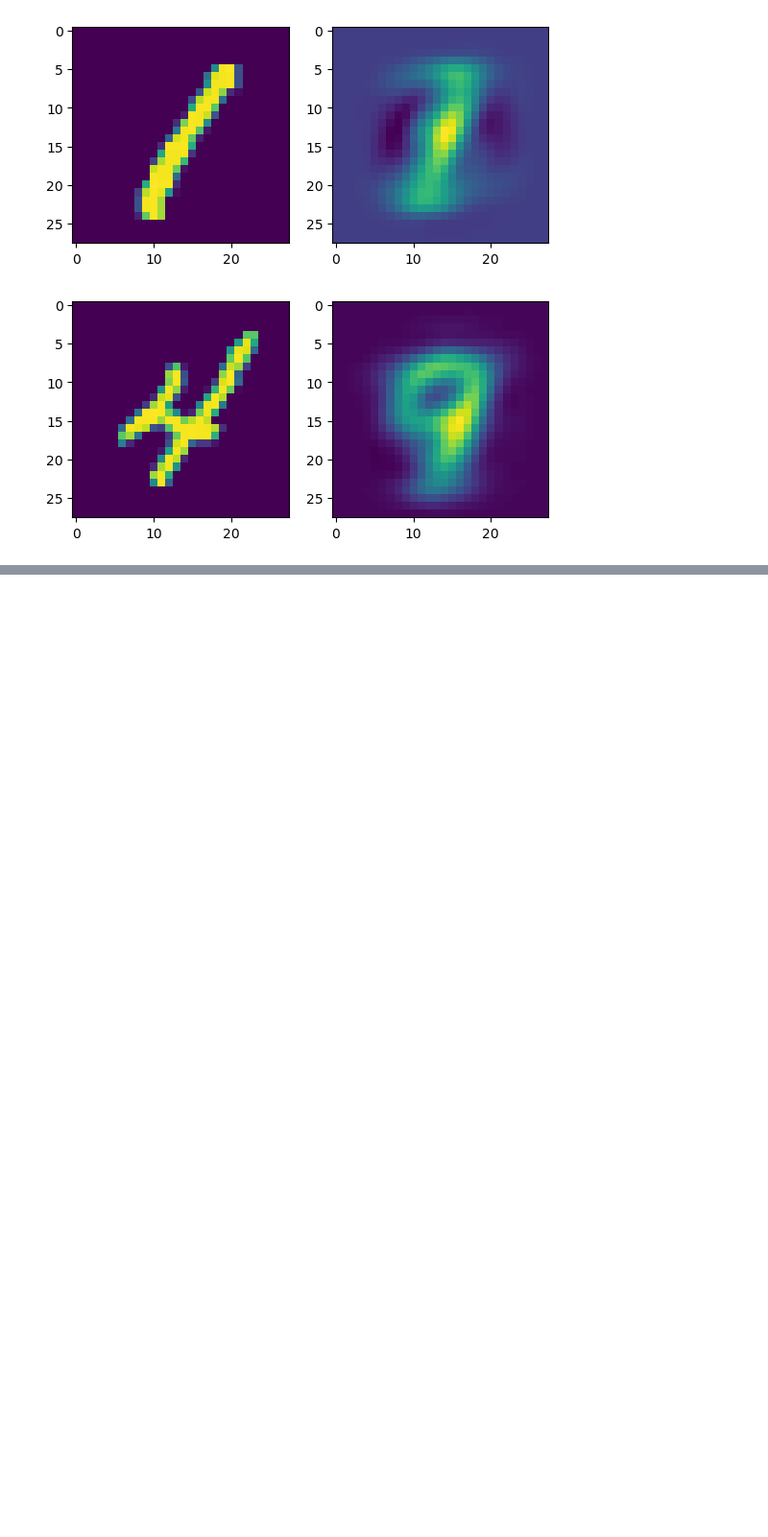
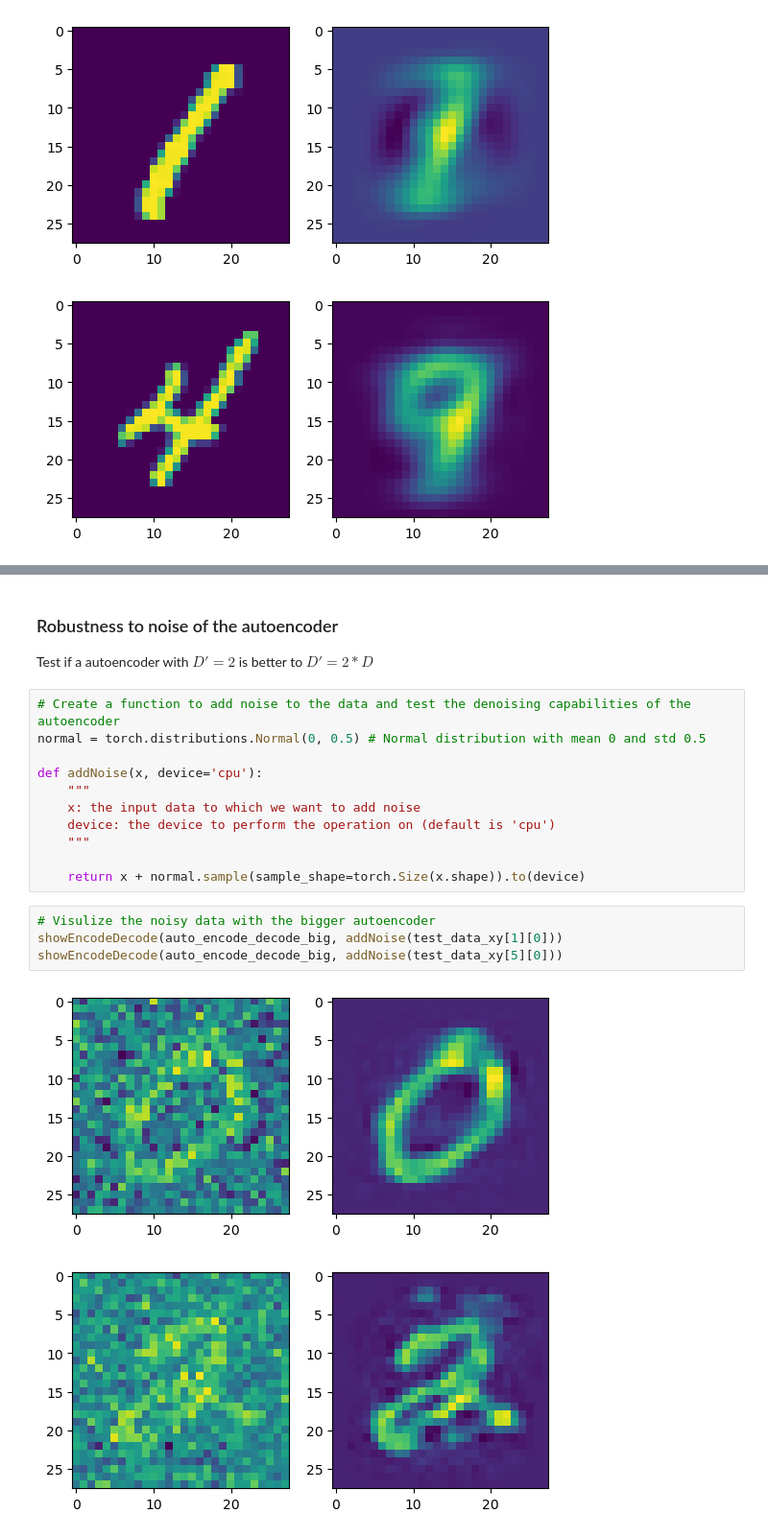
Before and after one commit to Efrazar/Bio-AI-foundations, a Jupyter notebook: Inside_Deep_Learning/07_Autoencoding_&_Self-supervision.ipynb, the cells around one changed output, grey strips where cells are left out. Shown at 96% size. Saved outputs shown, nothing was run; the diff lists cells and outputs as text; blank space fills up the shorter version.

```diff
--- a/Inside_Deep_Learning/07_Autoencoding_&_Self-supervision.ipynb
+++ b/Inside_Deep_Learning/07_Autoencoding_&_Self-supervision.ipynb
@@ -324,0 +479,21 @@ showEncodeDecode(pca_nonlinear, test_data_xy[9][0])
+# %% [markdown]
+### Robustness to noise of the autoencoder
+Test if a autoencoder with $D' = 2$ is better to $D' = 2*D$
+# %%
+# Create a function to add noise to the data and test the denoising capabilities of the autoencoder
+normal = torch.distributions.Normal(0, 0.5) # Normal distribution with mean 0 and std 0.5
+
+def addNoise(x, device='cpu'):
+    """
+    x: the input data to which we want to add noise
+    device: the device to perform the operation on (default is 'cpu')
+    """
+
+    return x + normal.sample(sample_shape=torch.Size(x.shape)).to(device)
+# %%
+# Visulize the noisy data with the bigger autoencoder
+showEncodeDecode(auto_encode_decode_big, addNoise(test_data_xy[1][0]))
+showEncodeDecode(auto_encode_decode_big, addNoise(test_data_xy[5][0]))
+# %% [output]
+[figure, added]
+[figure, added]
```
Also changed, not shown: parts of 13 cells of this notebook.
